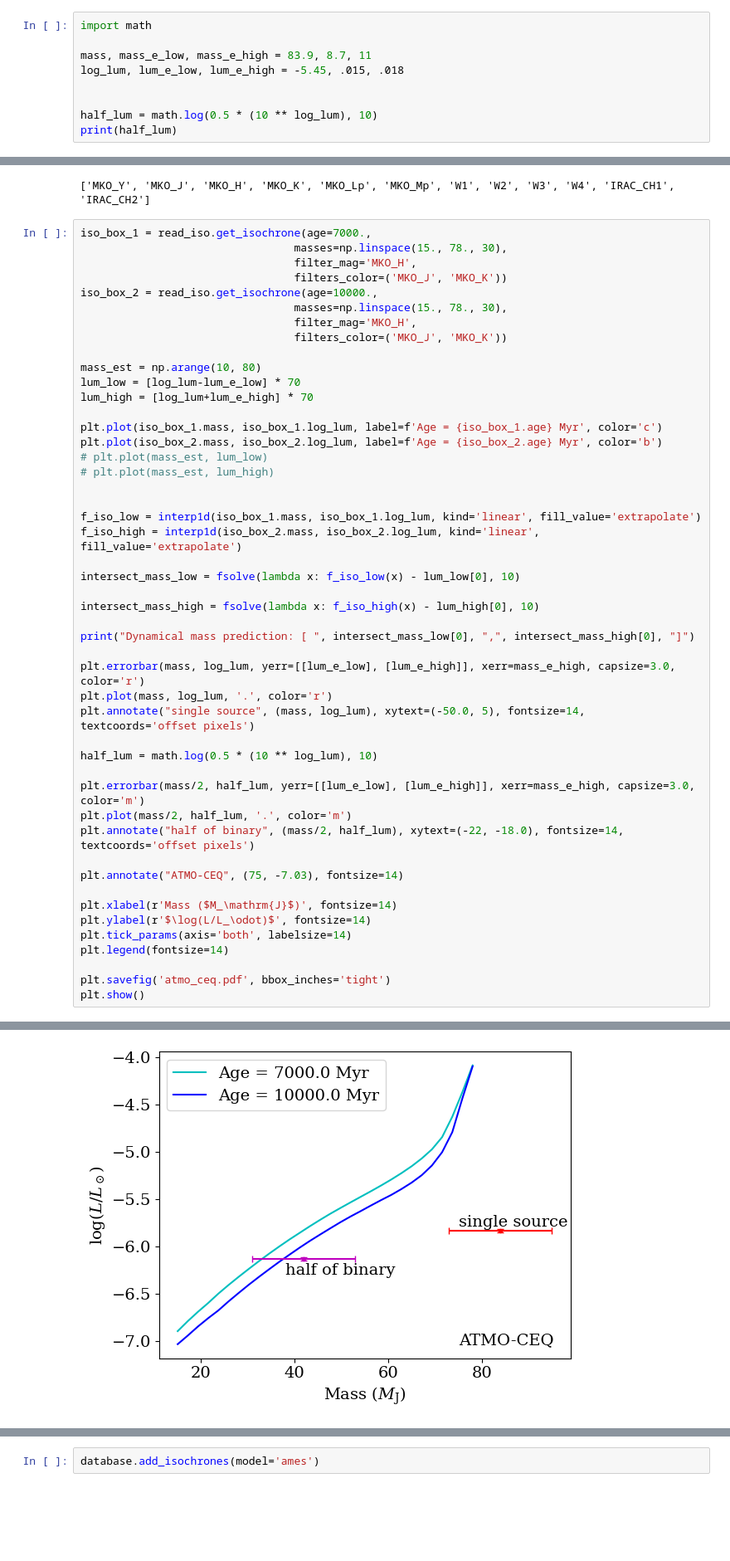
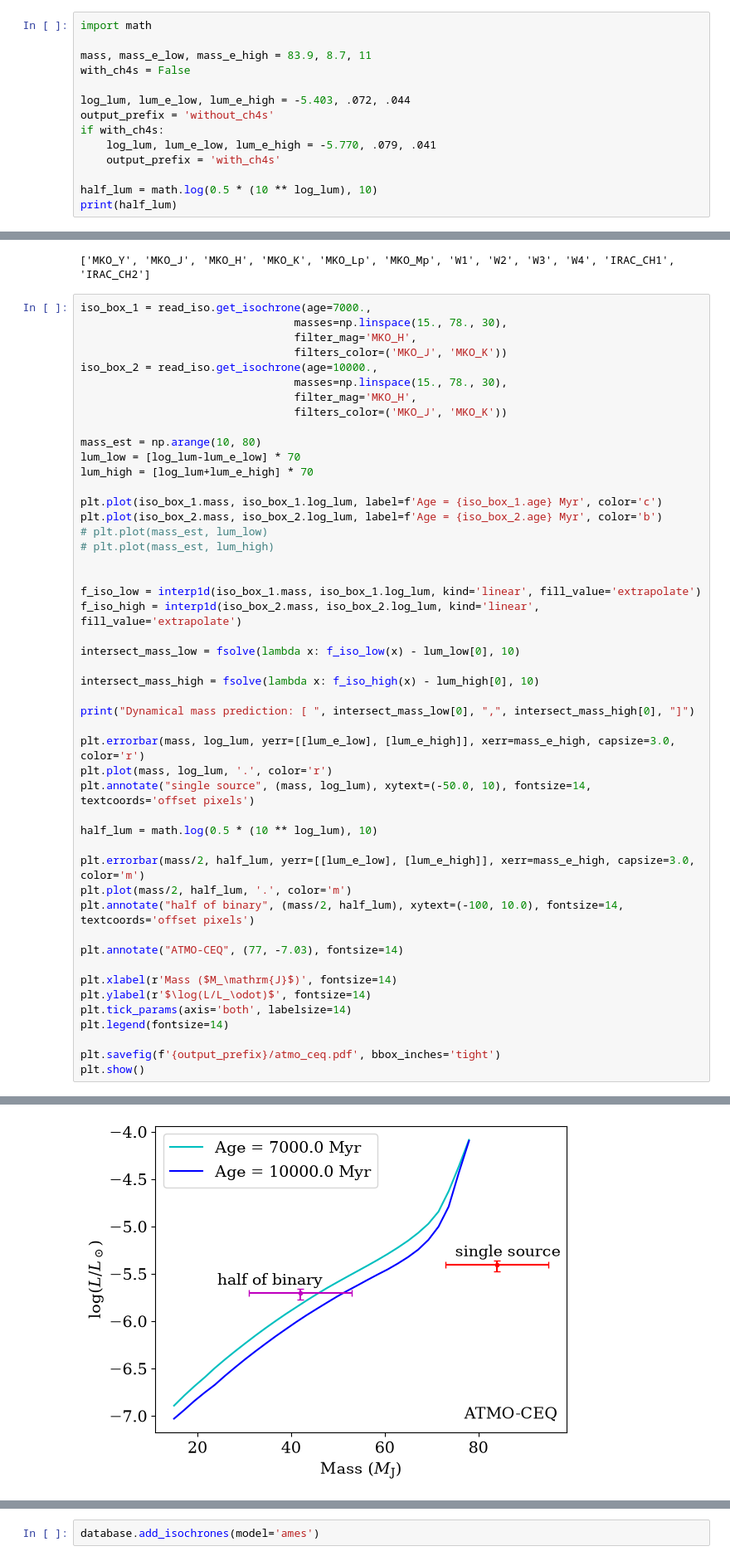
Before and after one commit to benlchang/HD47127-b-ADI, a Jupyter notebook: species.ipynb, the cells around one changed output, grey strips where cells are left out. Shown at 83% size. Saved outputs shown, nothing was run; the diff lists cells and outputs as text; blank space fills up the shorter version.

```diff
--- a/species.ipynb
+++ b/species.ipynb
@@ -363,8 +406,13 @@ database = Database()
 import math
 
 mass, mass_e_low, mass_e_high = 83.9, 8.7, 11
-log_lum, lum_e_low, lum_e_high = -5.45, .015, .018
+with_ch4s = False
 
+log_lum, lum_e_low, lum_e_high = -5.403, .072, .044
+output_prefix = 'without_ch4s'
+if with_ch4s:
+    log_lum, lum_e_low, lum_e_high = -5.770, .079, .041
+    output_prefix = 'with_ch4s'
 
 half_lum = math.log(0.5 * (10 ** log_lum), 10)
 print(half_lum)
@@ -614,21 +661,21 @@ print("Dynamical mass prediction: [ ", intersect_mass_low[0], ",", intersect_mas
 
 plt.errorbar(mass, log_lum, yerr=[[lum_e_low], [lum_e_high]], xerr=mass_e_high, capsize=3.0, color='r')
 plt.plot(mass, log_lum, '.', color='r')
-plt.annotate("single source", (mass, log_lum), xytext=(-50.0, 5), fontsize=14, textcoords='offset pixels')
+plt.annotate("single source", (mass, log_lum), xytext=(-50.0, 10), fontsize=14, textcoords='offset pixels')
 
 half_lum = math.log(0.5 * (10 ** log_lum), 10)
 
 plt.errorbar(mass/2, half_lum, yerr=[[lum_e_low], [lum_e_high]], xerr=mass_e_high, capsize=3.0, color='m')
 plt.plot(mass/2, half_lum, '.', color='m')
-plt.annotate("half of binary", (mass/2, half_lum), xytext=(-22, -18.0), fontsize=14, textcoords='offset pixels')
+plt.annotate("half of binary", (mass/2, half_lum), xytext=(-100, 10.0), fontsize=14, textcoords='offset pixels')
 
-plt.annotate("ATMO-CEQ", (75, -7.03), fontsize=14)
+plt.annotate("ATMO-CEQ", (77, -7.03), fontsize=14)
 
 plt.xlabel(r'Mass ($M_\mathrm{J}$)', fontsize=14)
 plt.ylabel(r'$\log(L/L_\odot)$', fontsize=14)
 plt.tick_params(axis='both', labelsize=14)
 plt.legend(fontsize=14)
 
-plt.savefig('atmo_ceq.pdf', bbox_inches='tight')
+plt.savefig(f'{output_prefix}/atmo_ceq.pdf', bbox_inches='tight')
 plt.show()
 # %% [output]
@@ -636,4 +683,4 @@ Dynamical mass prediction: [  41.28614309176409 , 47.3468478707398 ]
-[figure, old version]
+[figure, new version]
 # %%
 mass_H1 = read_iso.contrast_to_mass(age=7000.,
                                    distance=26.6,
```
Also changed, not shown: parts of 27 cells of this notebook, 1 other file.
